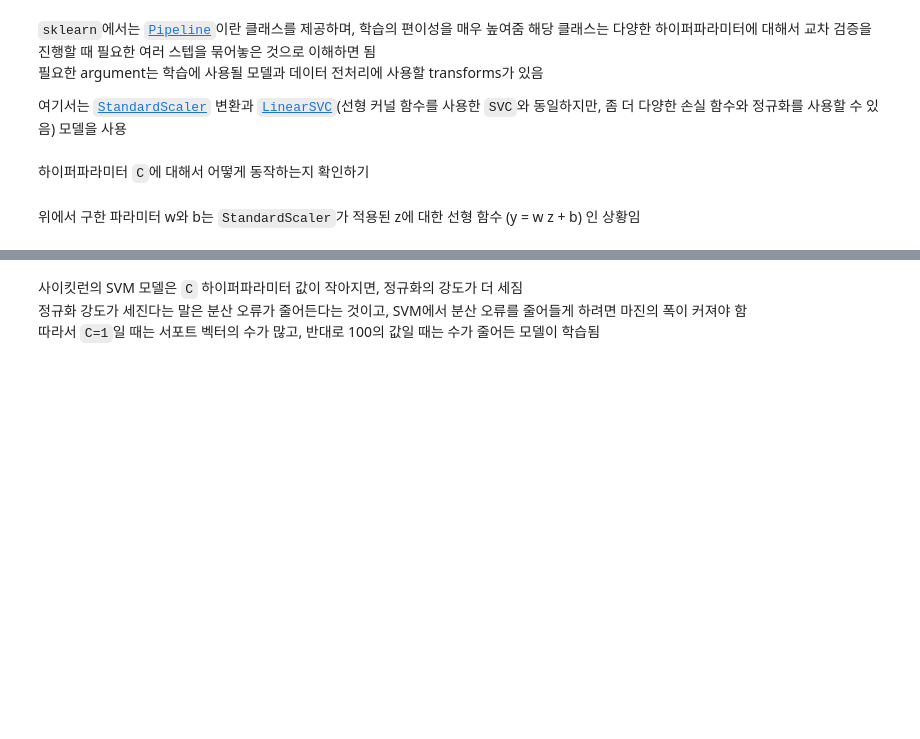
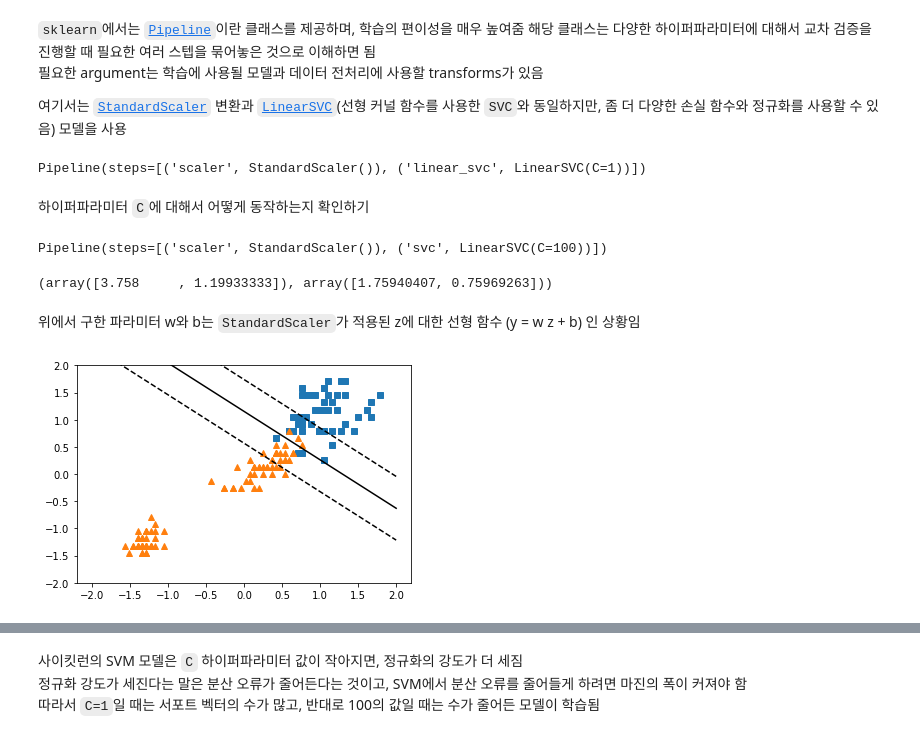
Before and after one commit to raymin0223/ml_practice, a Jupyter notebook: classification/answer/[practice]_SVM_answer.ipynb, the cells around one changed output, grey strips where cells are left out. Saved outputs shown, nothing was run; the diff lists cells and outputs as text; code cells hidden in the pictures; blank space fills up the shorter version.

```diff
--- a/classification/answer/[practice]_SVM_answer.ipynb
+++ b/classification/answer/[practice]_SVM_answer.ipynb
@@ -81,7 +87,7 @@ plt.show()
 # %% [markdown]
 ## [P.2] Soft Margin SVM
 # %%
-iris = ???
+iris = datasets.load_iris()
 
 X = iris["data"][:, (2, 3)]  # petal length, petal width
 y = (iris["target"] == 2)  # Iris-Virginica
@@ -102,38 +104,59 @@ svm_clf.???
+# %%
+svm_clf = Pipeline([
+        ("scaler", StandardScaler()),
+        ("linear_svc", LinearSVC(C=1)),
+    ])
+
+svm_clf.fit(X, y)
+# %% [output]
+Pipeline(steps=[('scaler', StandardScaler()), ('linear_svc', LinearSVC(C=1))])
 # %% [markdown]
 하이퍼파라미터 `C`에 대해서 어떻게 동작하는지 확인하기
 # %%
-scaler = ???
-svm_clf1 = ??? # C 1
-svm_clf2 = ??? # C 100
+scaler = StandardScaler()
+svm_clf1 = LinearSVC(C=1)
+svm_clf2 = LinearSVC(C=100)
 
-pip_svm_clf1 = ???
-pip_svm_clf2 = ???
+pip_svm_clf1 = Pipeline([
+        ("scaler", scaler),
+        ("svc", svm_clf1),
+    ])
+pip_svm_clf2 = Pipeline([
+        ("scaler", scaler),
+        ("svc", svm_clf2),
+    ])
 
-pip_svm_clf1.???
-pip_svm_clf2.???
+pip_svm_clf1.fit(X, y)
+pip_svm_clf2.fit(X, y)
+# %% [output]
+Pipeline(steps=[('scaler', StandardScaler()), ('svc', LinearSVC(C=100))])
 # %%
 # scaler
-scaler.???, scaler.???
+scaler.mean_, scaler.scale_
+# %% [output]
+(array([3.758     , 1.19933333]), array([1.75940407, 0.75969263]))
 # %% [markdown]
 위에서 구한 파라미터 w와 b는 `StandardScaler`가 적용된 z에 대한 선형 함수 (y = w z + b) 인 상황임
 # %%
 # z = (x- m) /s
-m = scaler.???
-s = scaler.???
+m = scaler.mean_
+s = scaler.scale_
 
-z0 = ???
-z1 = ???
+z0 = (X[:, 0] - m[0]) / s[0]
+z1 = (X[:, 1] - m[1]) / s[1]
 # %%
 plt.figure(figsize=(6, 4))
 
 plt.plot(z0[y==1], z1[y==1], "s")
 plt.plot(z0[y==0], z1[y==0], "^")
 
-w = svm_clf1.???
-b = svm_clf1.???
+w = svm_clf1.coef_[0]
+b = svm_clf1.intercept_[0]
 plot_decision_boundary(w, b, -2, 2)
 plt.ylim(-2, 2)
 plt.show()
+# %% [output]
+[figure, added]
 # %%
 plt.figure(figsize=(6, 4))
 
```
Also changed, not shown: parts of 21 cells of this notebook, 7 other files.
